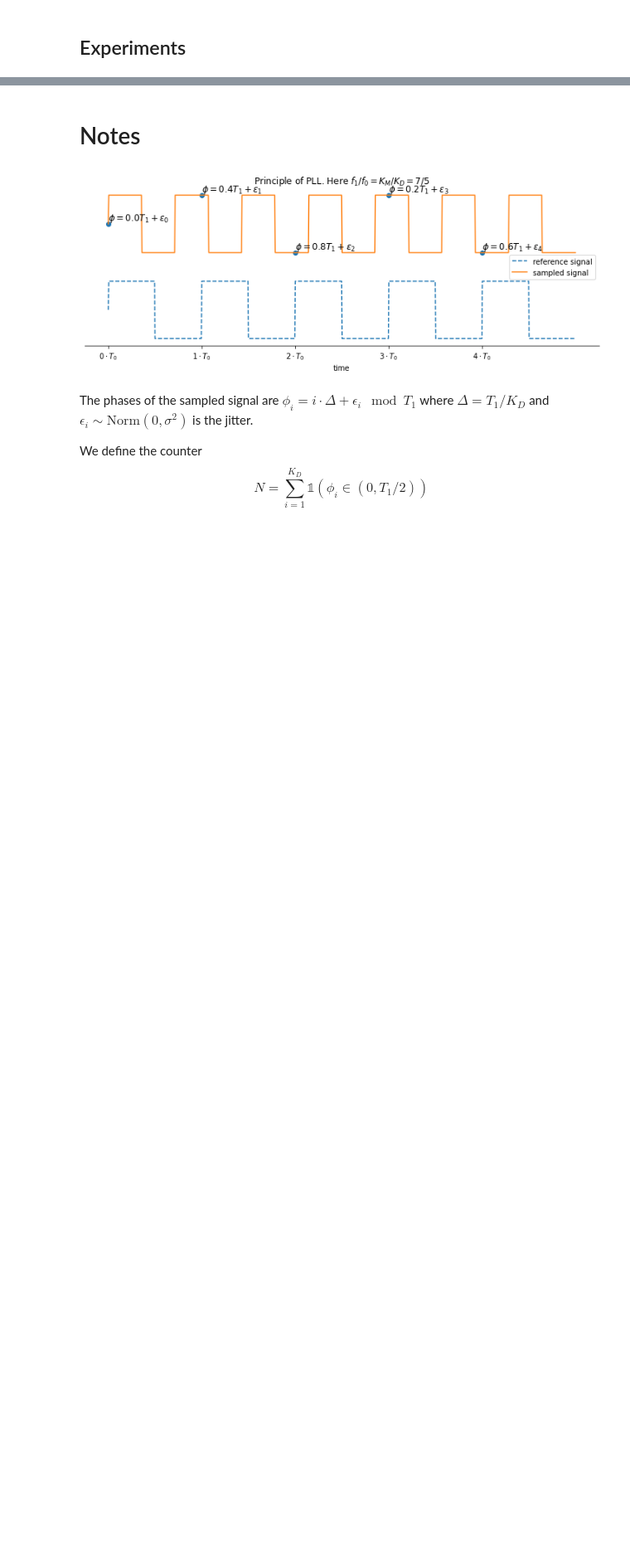
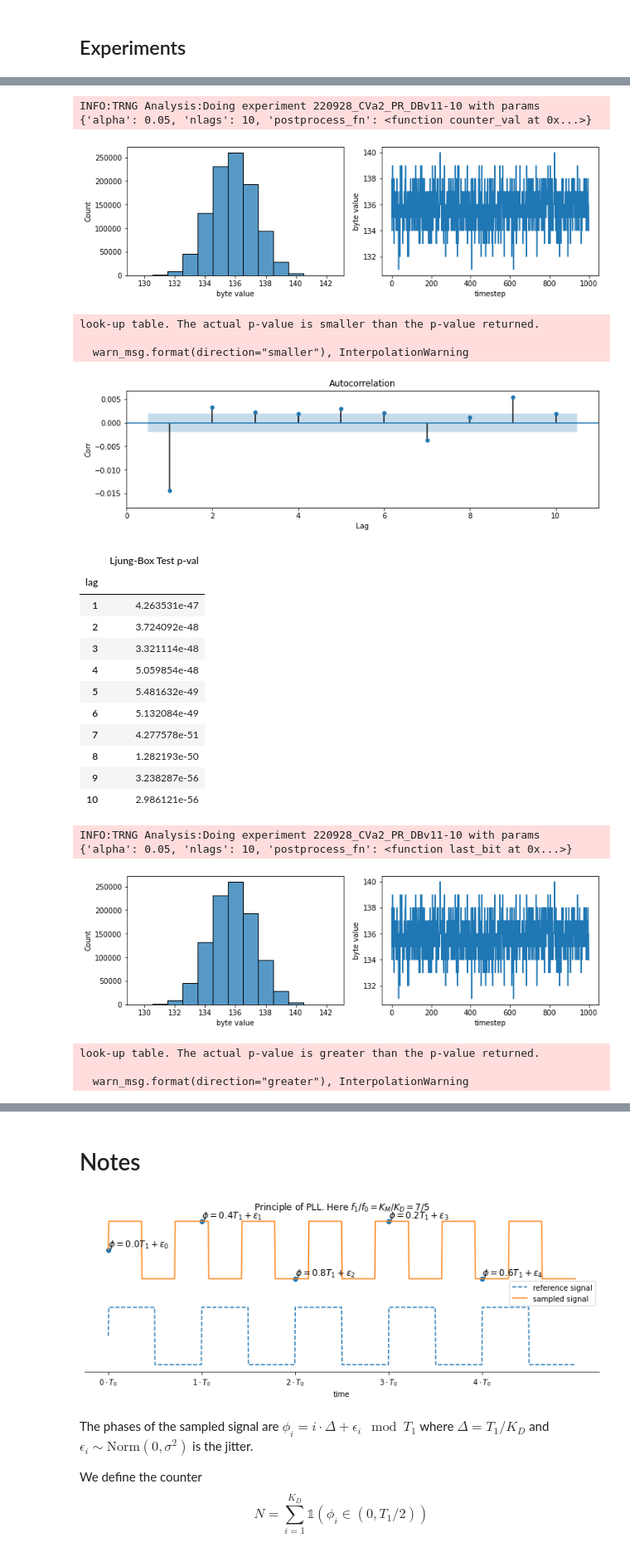
Before and after one commit to maciejskorski/enhanced-pll-trng, a Jupyter notebook: TRNG_Dependency_Analysis.ipynb, the cells around one changed output, grey strips where cells are left out. Shown at 83% size. Drawn from its saved outputs; the diff is of its cells as text; code cells hidden in the pictures; blank space fills up the shorter version.

```diff
--- a/TRNG_Dependency_Analysis.ipynb
+++ b/TRNG_Dependency_Analysis.ipynb
@@ -244,14 +244,16 @@ MLflow Tracking UI: https://6889-34-125-29-107.ngrok.io
 # %%
 from collections import namedtuple
 
-ExpConfig = namedtuple('ExpConfig','name inputfile alpha lags postprocess')
+ExpConfig = namedtuple('ExpConfig','name inputfile params')
 
 def generate_configs():
   for fname in Path('').glob('*/*/*cnt.bin'):
     cfg_name = fname.parent.name
-    yield ExpConfig(name=cfg_name,inputfile=fname,alpha=0.05,lags=10,postprocess=counter_val)
-    yield ExpConfig(name=cfg_name,inputfile=fname,alpha=0.05,lags=10,postprocess=last_bit)
+    yield ExpConfig(name=cfg_name,inputfile=fname,
+                    params={'alpha':0.05,'nlags':10,'postprocess_fn':counter_val}
+                    )
+    yield ExpConfig(name=cfg_name,inputfile=fname,
+                    params={'alpha':0.05,'nlags':10,'postprocess_fn':last_bit}
+                    )
 
 cfgs = list( generate_configs() )
-for cfg in cfgs:
-  print(cfg)
@@ -288,9 +259,0 @@ for path in Path('').glob('data*.bin'):
-# %%
-for path in Path('').rglob(r'*cnt.bin'):
-  exp_name = path.parent
-  print(exp_name)
-  for fn in [last_bit,diff_last_bit]:
-    with mlflow.start_run(run_name=exp_name):
-      logger.info(f'Doing experiment {exp_name}')
-      bytes_data = get_bytes_data(path)
-      analyze_series(bytes_data,postprocess_fn=fn)
@@ -336,0 +260,33 @@ INFO:TRNG Analysis:Doing experiment data_CV_c_and_CV_d_dff/CVd2
+# %%
+for cfg in cfgs:
+  logger.info(f'Doing experiment {cfg.name} with params {cfg.params}' )
+  with mlflow.start_run(run_name=exp_name):
+    bytes_data = get_bytes_data(cfg.inputfile)
+    analyze_series(
+        bytes_data,
+        **cfg.params
+    )
+# %% [output]
+INFO:TRNG Analysis:Doing experiment 220928_CVa2_PR_DBv11-10 with params {'alpha': 0.05, 'nlags': 10, 'postprocess_fn': <function counter_val at 0x...>}
+[figure, added]
+look-up table. The actual p-value is smaller than the p-value returned.
+
+  warn_msg.format(direction="smaller"), InterpolationWarning
+[figure, added]
+|  | Ljung-Box Test p-val |
+| lag |  |
+| 1 | 4.263531e-47 |
+| 2 | 3.724092e-48 |
+| 3 | 3.321114e-48 |
+| 4 | 5.059854e-48 |
+| 5 | 5.481632e-49 |
+| 6 | 5.132084e-49 |
+| 7 | 4.277578e-51 |
+| 8 | 1.282193e-50 |
+| 9 | 3.238287e-56 |
+| 10 | 2.986121e-56 |
+INFO:TRNG Analysis:Doing experiment 220928_CVa2_PR_DBv11-10 with params {'alpha': 0.05, 'nlags': 10, 'postprocess_fn': <function last_bit at 0x...>}
+[figure, added]
+look-up table. The actual p-value is greater than the p-value returned.
+
+  warn_msg.format(direction="greater"), InterpolationWarning
```
Also changed, not shown: parts of 7 cells of this notebook.
